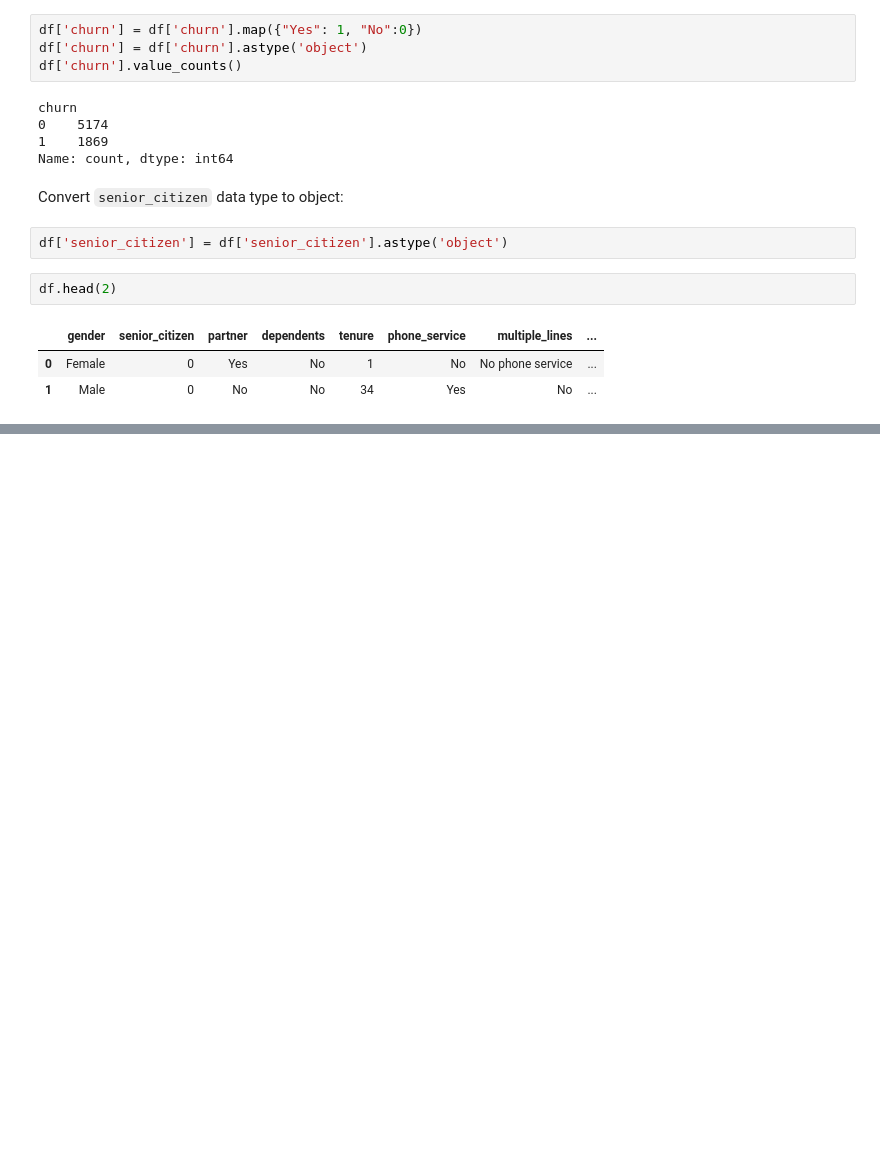
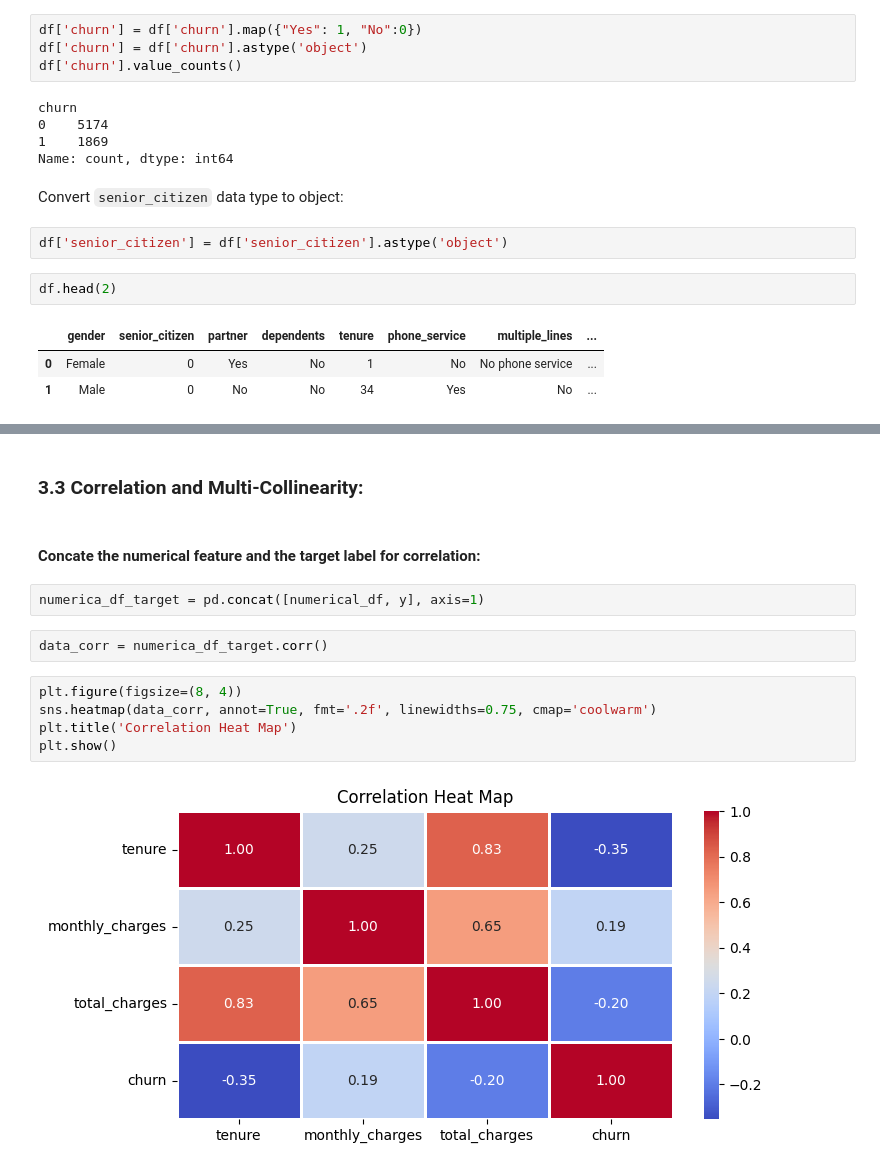
Before and after one commit to Nishan-k/Churn-prediction-and-analysis, a Jupyter notebook: customer_churn_ml/model_training_and_evaluation.ipynb, the cells around one changed output, grey strips where cells are left out. Drawn from its saved outputs; the diff is of its cells as text; blank space fills up the shorter version.

```diff
--- a/customer_churn_ml/model_training_and_evaluation.ipynb
+++ b/customer_churn_ml/model_training_and_evaluation.ipynb
@@ -293,0 +267,15 @@ vif_data
+# %% [markdown]
+### 3.3 Correlation and Multi-Collinearity:
+# %% [markdown]
+#### Concate the numerical feature and the target label for correlation:
+# %%
+numerica_df_target = pd.concat([numerical_df, y], axis=1)
+# %%
+data_corr = numerica_df_target.corr()
+# %%
+plt.figure(figsize=(8, 4))
+sns.heatmap(data_corr, annot=True, fmt='.2f', linewidths=0.75, cmap='coolwarm')
+plt.title('Correlation Heat Map')
+plt.show()
+# %% [output]
+[figure, added]
```
Also changed, not shown: parts of 30 cells of this notebook.
